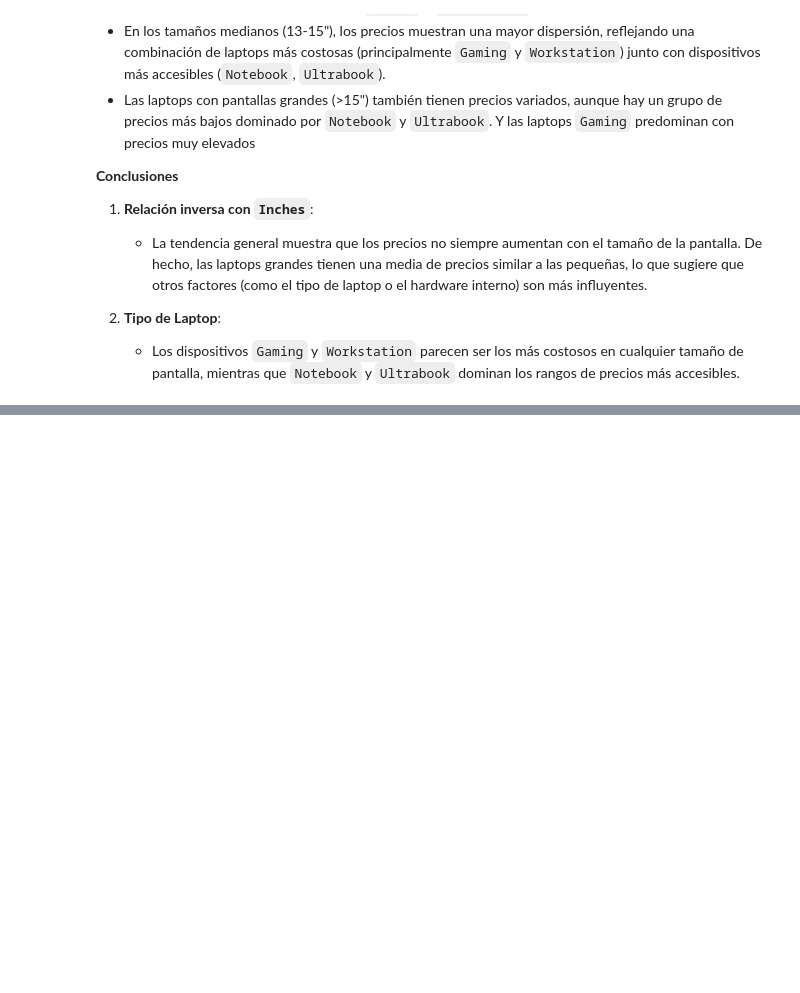
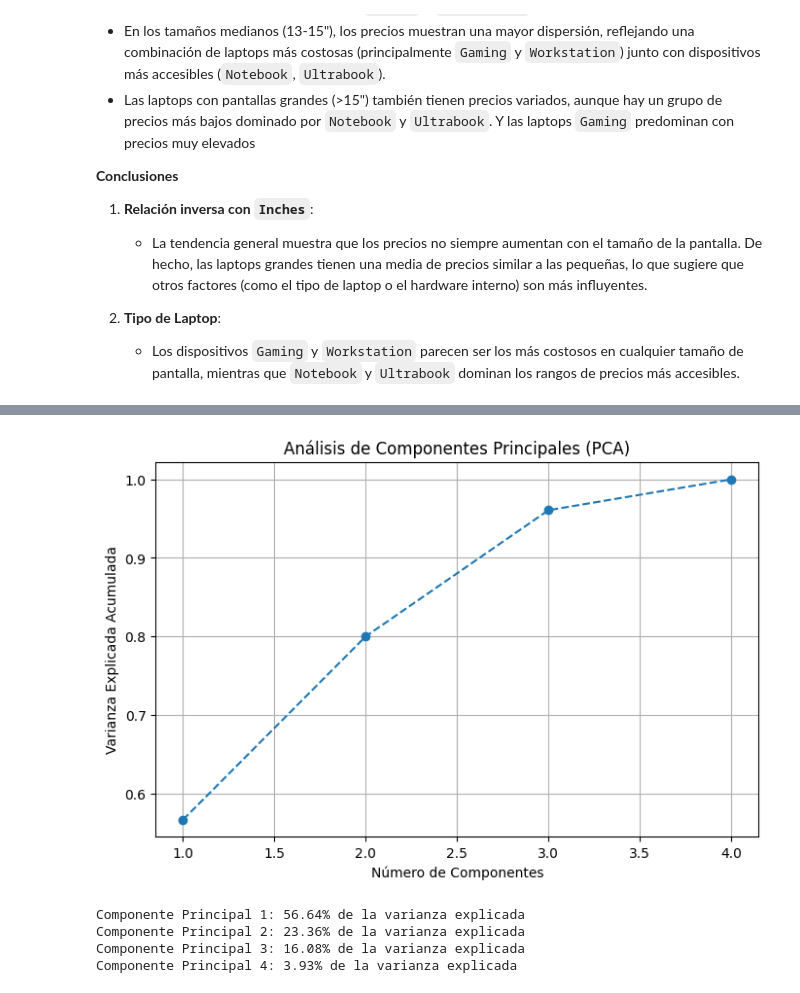
Before and after one commit to gaboCiber/A-statistical-analisis-of-Laptop-Prices, a Jupyter notebook: laptop_prices.ipynb, the cells around one changed output, grey strips where cells are left out. Drawn from its saved outputs; the diff is of its cells as text; code cells hidden in the pictures; blank space fills up the shorter version.

```diff
--- a/laptop_prices.ipynb
+++ b/laptop_prices.ipynb
@@ -1731,0 +1804,39 @@ plt.show()
+# %%
+import pandas as pd
+from sklearn.decomposition import PCA
+from sklearn.preprocessing import StandardScaler
+import matplotlib.pyplot as plt
+
+# Seleccionar las variables numéricas relevantes
+variables_numericas = ['Ram', 'CPU_freq', 'Weight', 'Inches']
+X = laptop_data[variables_numericas]
+
+# Estandarizar las variables
+scaler = StandardScaler()
+X_scaled = scaler.fit_transform(X)
+
+# Aplicar PCA
+pca = PCA()
+X_pca = pca.fit_transform(X_scaled)
+
+# Proporción de varianza explicada
+varianza_explicada = pca.explained_variance_ratio_
+
+# Visualizar la varianza explicada acumulada
+plt.figure(figsize=(8, 5))
+plt.plot(range(1, len(varianza_explicada) + 1), varianza_explicada.cumsum(), marker='o', linestyle='--')
+plt.xlabel('Número de Componentes')
+plt.ylabel('Varianza Explicada Acumulada')
+plt.title('Análisis de Componentes Principales (PCA)')
+plt.grid()
+plt.show()
+
+# Resultados del PCA
+for i, ratio in enumerate(varianza_explicada):
+    print(f"Componente Principal {i+1}: {ratio:.2%} de la varianza explicada")
+# %% [output]
+[figure, added]
+Componente Principal 1: 56.64% de la varianza explicada
+Componente Principal 2: 23.36% de la varianza explicada
+Componente Principal 3: 16.08% de la varianza explicada
+Componente Principal 4: 3.93% de la varianza explicada
```
Also changed, not shown: parts of 6 cells of this notebook.
